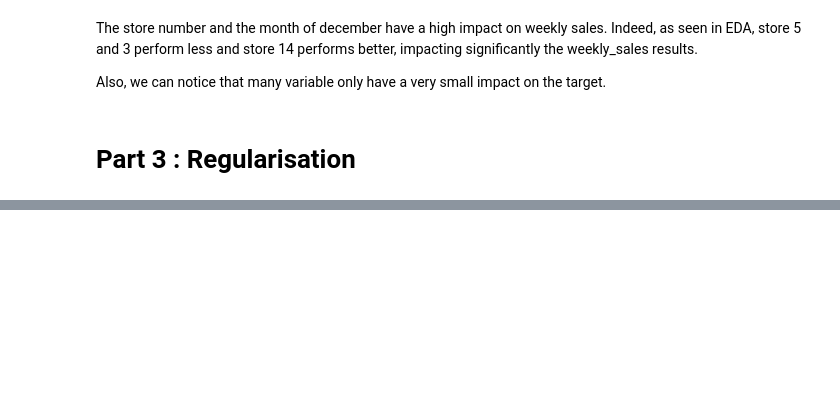
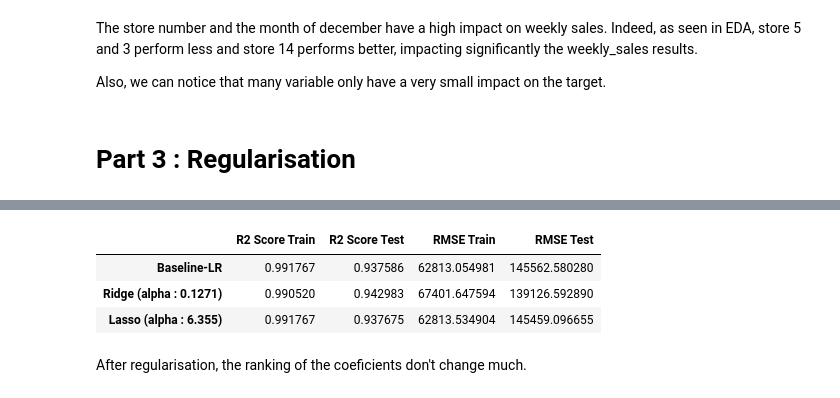
Before and after one commit to myriamgoyet/supervised-machine-learning--walmart-sales, a Jupyter notebook: walmart_project.ipynb, the cells around one changed output, grey strips where cells are left out. Cells and saved outputs as stored; diff of their text form; code cells hidden in the pictures; blank space fills up the shorter version.

```diff
--- a/walmart_project.ipynb
+++ b/walmart_project.ipynb
@@ -859,0 +1062,58 @@ Also, we can notice that many variable only have a very small impact on the targ
+# %%
+# Initialize the three linear regression models
+baseline_model = LinearRegression()
+ridge_model = Ridge(alpha=0.1271)
+lasso_model = Lasso(alpha=6.355, max_iter=1000000)
+
+# Train the models
+baseline_model.fit(X_train, Y_train)
+ridge_model.fit(X_train, Y_train)
+lasso_model.fit(X_train, Y_train)
+
+# Predict on the training and test sets
+Y_train_pred1 = baseline_model.predict(X_train)
+Y_test_pred1 = baseline_model.predict(X_test)
+
+Y_train_pred2 = ridge_model.predict(X_train)
+Y_test_pred2 = ridge_model.predict(X_test)
+
+Y_train_pred3 = lasso_model.predict(X_train)
+Y_test_pred3 = lasso_model.predict(X_test)
+
+# Calculate R2 scores
+r2_train1 = r2_score(Y_train, Y_train_pred1)
+r2_test1 = r2_score(Y_test, Y_test_pred1)
+
+r2_train2 = r2_score(Y_train, Y_train_pred2)
+r2_test2 = r2_score(Y_test, Y_test_pred2)
+
+r2_train3 = r2_score(Y_train, Y_train_pred3)
+r2_test3 = r2_score(Y_test, Y_test_pred3)
+
+# Calculate RMSE scores
+rmse_train1 = np.sqrt(mean_squared_error(Y_train, Y_train_pred1))
+rmse_test1 = np.sqrt(mean_squared_error(Y_test, Y_test_pred1))
+
+rmse_train2 = np.sqrt(mean_squared_error(Y_train, Y_train_pred2))
+rmse_test2 = np.sqrt(mean_squared_error(Y_test, Y_test_pred2))
+
+rmse_train3 = np.sqrt(mean_squared_error(Y_train, Y_train_pred3))
+rmse_test3 = np.sqrt(mean_squared_error(Y_test, Y_test_pred3))
+
+# Create the DataFrame
+data = {
+    'Baseline-LR': [r2_train1, r2_test1, rmse_train1, rmse_test1],
+    'Ridge (alpha : 0.1271)': [r2_train2, r2_test2, rmse_train2, rmse_test2],
+    'Lasso (alpha : 6.355)': [r2_train3, r2_test3, rmse_train3, rmse_test3]
+}
+
+
+index = ['R2 Score Train', 'R2 Score Test', 'RMSE Train', 'RMSE Test']
+
+df = pd.DataFrame(data, index=index).T
+df
+# %% [output]
+|  | R2 Score Train | R2 Score Test | RMSE Train | RMSE Test |
+| Baseline-LR | 0.991767 | 0.937586 | 62813.054981 | 145562.580280 |
+| Ridge (alpha : 0.1271) | 0.990520 | 0.942983 | 67401.647594 | 139126.592890 |
+| Lasso (alpha : 6.355) | 0.991767 | 0.937675 | 62813.534904 | 145459.096655 |
@@ -859,0 +1128,2 @@ Also, we can notice that many variable only have a very small impact on the targ
+# %% [markdown]
+After regularisation, the ranking of the coeficients don't change much.
```
Also changed, not shown: parts of 17 cells of this notebook.
